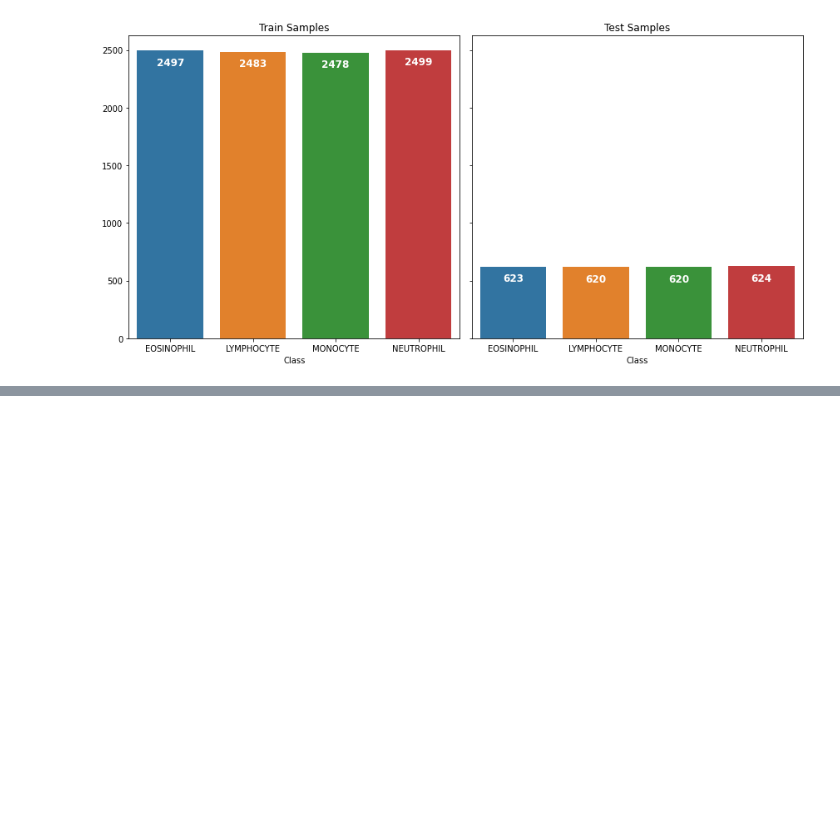
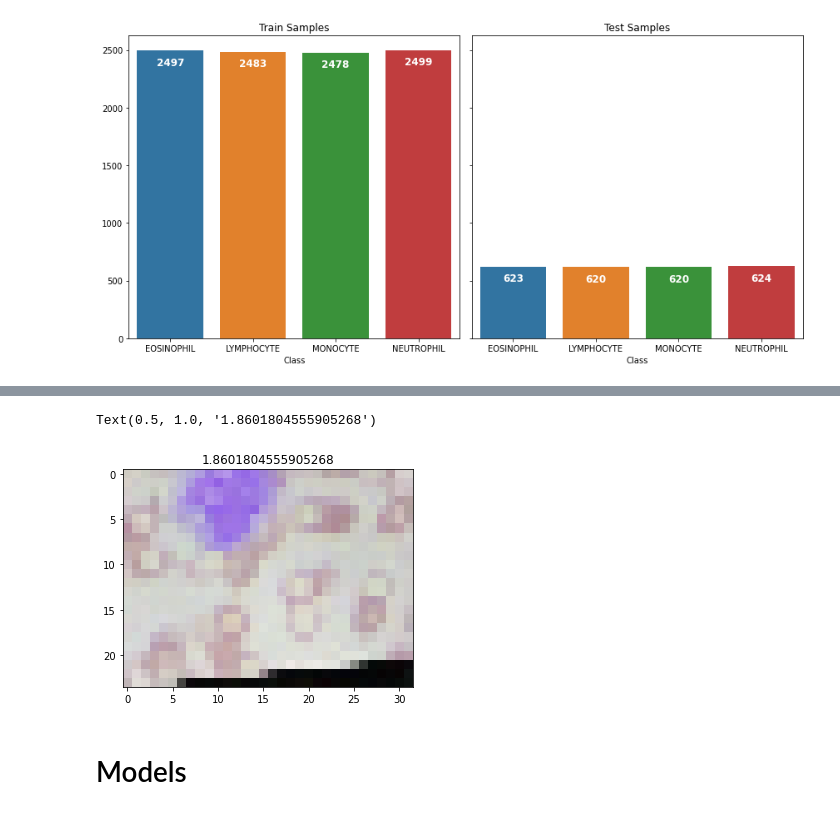
Before and after one commit to noamya-sh/Blood-Cells-ML-Course, a Jupyter notebook: Final Project - Blood cells.ipynb, the cells around one changed output, grey strips where cells are left out. Cells and saved outputs as stored; diff of their text form; code cells hidden in the pictures; blank space fills up the shorter version.

```diff
--- a/Final Project - Blood cells.ipynb
+++ b/Final Project - Blood cells.ipynb
@@ -198,0 +219,7 @@ plt.imshow(np.array(mono_train.iloc[2, :-1]).reshape((120, 160, 3)))
+# %%
+pca = PCA(n_components=2000)
+df_train_reconstructed_pca = pca.inverse_transform(pca.fit_transform(df_train.iloc[:, :-1]))
+df_test_reconstructed_pca = pca.inverse_transform(pca.transform(df_test.iloc[:, :-1]))
+# %%
+df_train_reconstructed_pca = pd.DataFrame(df_train_reconstructed_pca)
+df_test_reconstructed_pca = pd.DataFrame(df_test_reconstructed_pca)
@@ -198,0 +254,11 @@ plt.imshow(np.array(mono_train.iloc[2, :-1]).reshape((120, 160, 3)))
+# %%
+df_train_max_poll = max_pooling(pd.DataFrame(df_train_reconstructed_pca))
+df_test_max_poll = max_pooling(pd.DataFrame(df_test_reconstructed_pca))
+# %%
+img = df_train_max_poll.iloc[2, :-1] / 255
+
+plt.imshow(np.array(img).reshape(24, 32, 3))
+plt.title(df_train_max_poll.iloc[2, -1])
+# %% [output]
+Text(0.5, 1.0, '1.8601804555905268')
+[figure, added]
@@ -198,0 +274,2 @@ plt.imshow(np.array(mono_train.iloc[2, :-1]).reshape((120, 160, 3)))
+# %% [markdown]
+# Models
```
Also changed, not shown: parts of 35 cells of this notebook.
